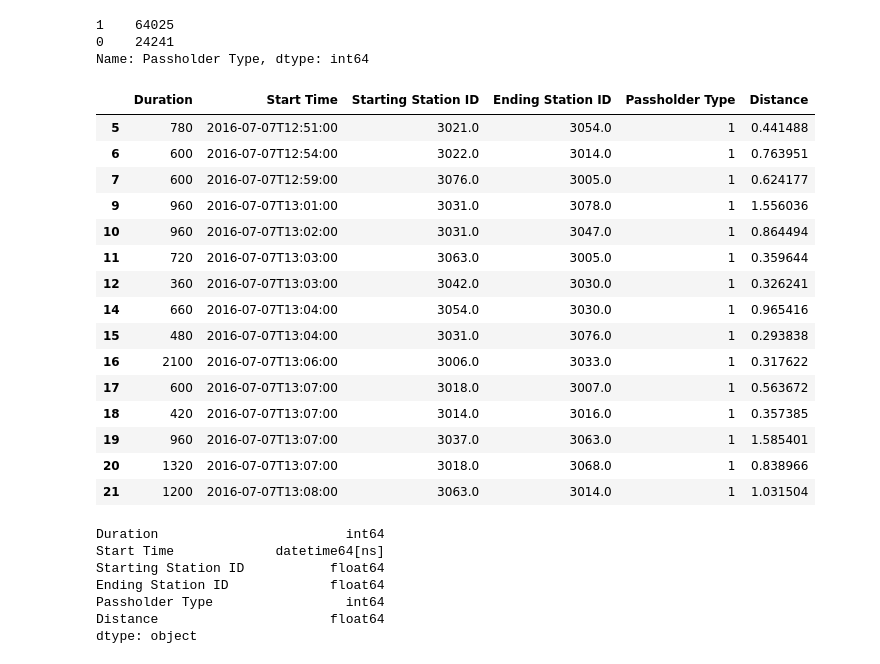
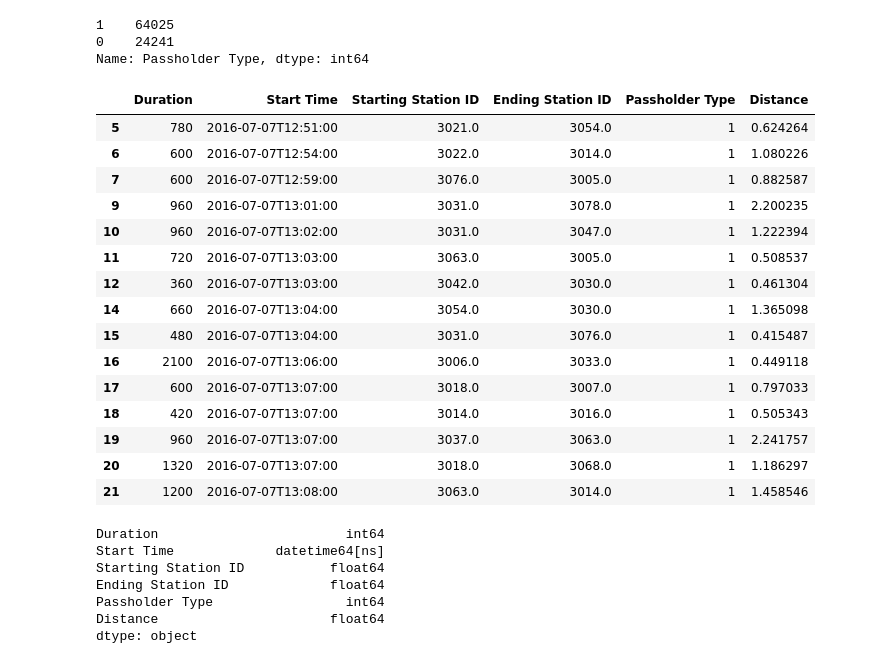
Before and after one commit to yyul10/LA_metro_bike_relocation, a Jupyter notebook: LA_metro_bike-relocation.ipynb, the cells around one changed output. Drawn from its saved outputs; the diff is of its cells as text; code cells hidden in the pictures.

```diff
--- a/LA_metro_bike-relocation.ipynb
+++ b/LA_metro_bike-relocation.ipynb
@@ -39,30 +41,30 @@ ndata['Passholder Type'].value_counts()
 0    24241
 Name: Passholder Type, dtype: int64
 # %%
-# Calculate the distance between starting stations and ending stations
+# Calculate the manhattan distance between starting stations and ending stations
 ndata['Distance'] = ndata.apply(
-    (lambda row: geopy.distance.distance(
+    (lambda row: 1.414*geopy.distance.distance(
         (row['Starting Station Latitude'], row['Starting Station Longitude']),
         (row['Ending Station Latitude'], row['Ending Station Longitude'])).miles), axis=1)
 ndata = ndata.drop(['Trip ID', 'Starting Station Latitude','Starting Station Longitude',
                    'Ending Station Latitude','Ending Station Longitude',
                     'Starting Lat-Long', 'Ending Lat-Long'
                    ,'Plan Duration','End Time','Trip Route Category','Bike ID'], axis=1)
 ndata.iloc[:15, :]
 # %% [output]
 |  | Duration | Start Time | Starting Station ID | Ending Station ID | Passholder Type | Distance |
-| 5 | 780 | 2016-07-07T12:51:00 | 3021.0 | 3054.0 | 1 | 0.441488 |
-| 6 | 600 | 2016-07-07T12:54:00 | 3022.0 | 3014.0 | 1 | 0.763951 |
-| 7 | 600 | 2016-07-07T12:59:00 | 3076.0 | 3005.0 | 1 | 0.624177 |
-| 9 | 960 | 2016-07-07T13:01:00 | 3031.0 | 3078.0 | 1 | 1.556036 |
-| 10 | 960 | 2016-07-07T13:02:00 | 3031.0 | 3047.0 | 1 | 0.864494 |
-| 11 | 720 | 2016-07-07T13:03:00 | 3063.0 | 3005.0 | 1 | 0.359644 |
-| 12 | 360 | 2016-07-07T13:03:00 | 3042.0 | 3030.0 | 1 | 0.326241 |
-| 14 | 660 | 2016-07-07T13:04:00 | 3054.0 | 3030.0 | 1 | 0.965416 |
-| 15 | 480 | 2016-07-07T13:04:00 | 3031.0 | 3076.0 | 1 | 0.293838 |
-| 16 | 2100 | 2016-07-07T13:06:00 | 3006.0 | 3033.0 | 1 | 0.317622 |
-| 17 | 600 | 2016-07-07T13:07:00 | 3018.0 | 3007.0 | 1 | 0.563672 |
-| 18 | 420 | 2016-07-07T13:07:00 | 3014.0 | 3016.0 | 1 | 0.357385 |
-| 19 | 960 | 2016-07-07T13:07:00 | 3037.0 | 3063.0 | 1 | 1.585401 |
-| 20 | 1320 | 2016-07-07T13:07:00 | 3018.0 | 3068.0 | 1 | 0.838966 |
-| 21 | 1200 | 2016-07-07T13:08:00 | 3063.0 | 3014.0 | 1 | 1.031504 |
+| 5 | 780 | 2016-07-07T12:51:00 | 3021.0 | 3054.0 | 1 | 0.624264 |
+| 6 | 600 | 2016-07-07T12:54:00 | 3022.0 | 3014.0 | 1 | 1.080226 |
+| 7 | 600 | 2016-07-07T12:59:00 | 3076.0 | 3005.0 | 1 | 0.882587 |
+| 9 | 960 | 2016-07-07T13:01:00 | 3031.0 | 3078.0 | 1 | 2.200235 |
+| 10 | 960 | 2016-07-07T13:02:00 | 3031.0 | 3047.0 | 1 | 1.222394 |
+| 11 | 720 | 2016-07-07T13:03:00 | 3063.0 | 3005.0 | 1 | 0.508537 |
+| 12 | 360 | 2016-07-07T13:03:00 | 3042.0 | 3030.0 | 1 | 0.461304 |
+| 14 | 660 | 2016-07-07T13:04:00 | 3054.0 | 3030.0 | 1 | 1.365098 |
+| 15 | 480 | 2016-07-07T13:04:00 | 3031.0 | 3076.0 | 1 | 0.415487 |
+| 16 | 2100 | 2016-07-07T13:06:00 | 3006.0 | 3033.0 | 1 | 0.449118 |
+| 17 | 600 | 2016-07-07T13:07:00 | 3018.0 | 3007.0 | 1 | 0.797033 |
+| 18 | 420 | 2016-07-07T13:07:00 | 3014.0 | 3016.0 | 1 | 0.505343 |
+| 19 | 960 | 2016-07-07T13:07:00 | 3037.0 | 3063.0 | 1 | 2.241757 |
+| 20 | 1320 | 2016-07-07T13:07:00 | 3018.0 | 3068.0 | 1 | 1.186297 |
+| 21 | 1200 | 2016-07-07T13:08:00 | 3063.0 | 3014.0 | 1 | 1.458546 |
```
Also changed, not shown: parts of 20 cells of this notebook.
